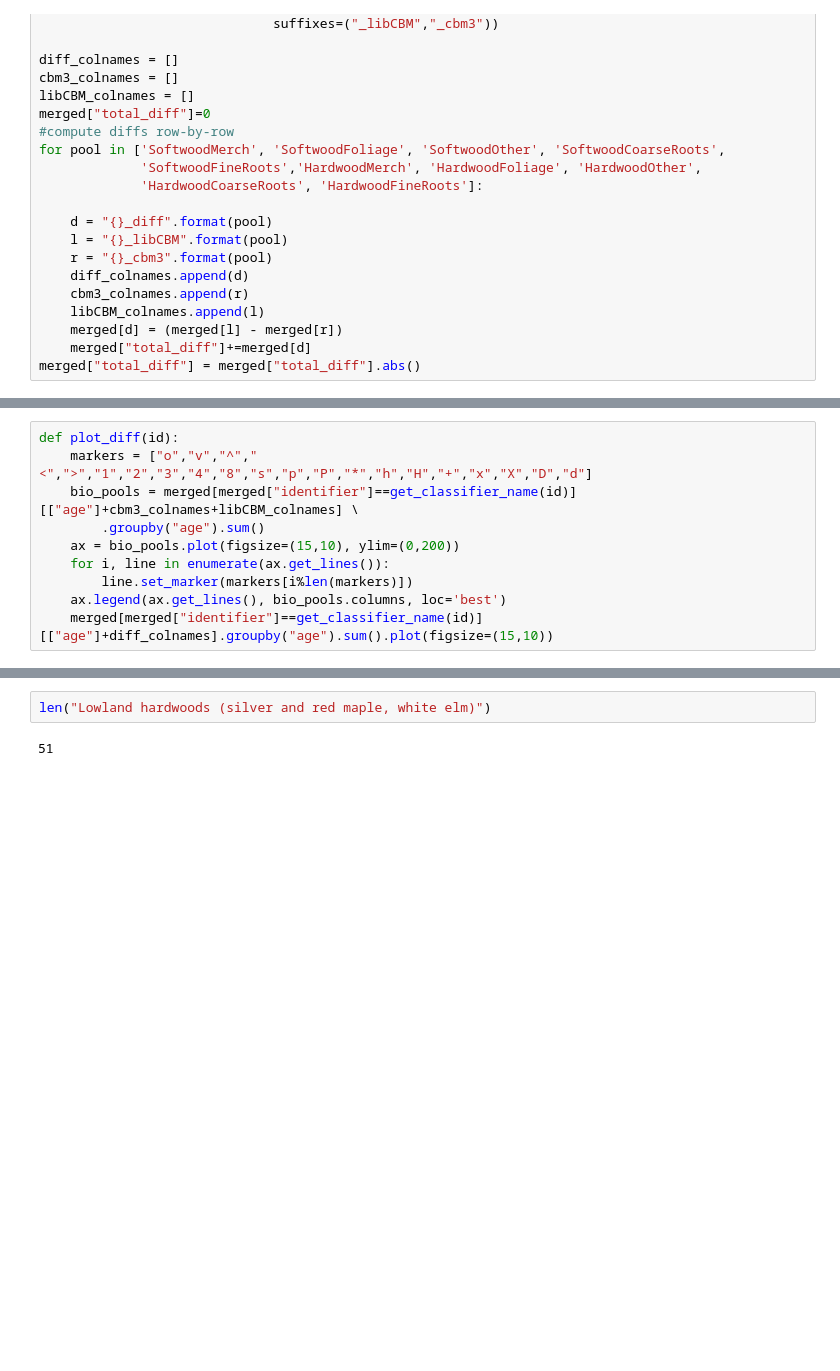
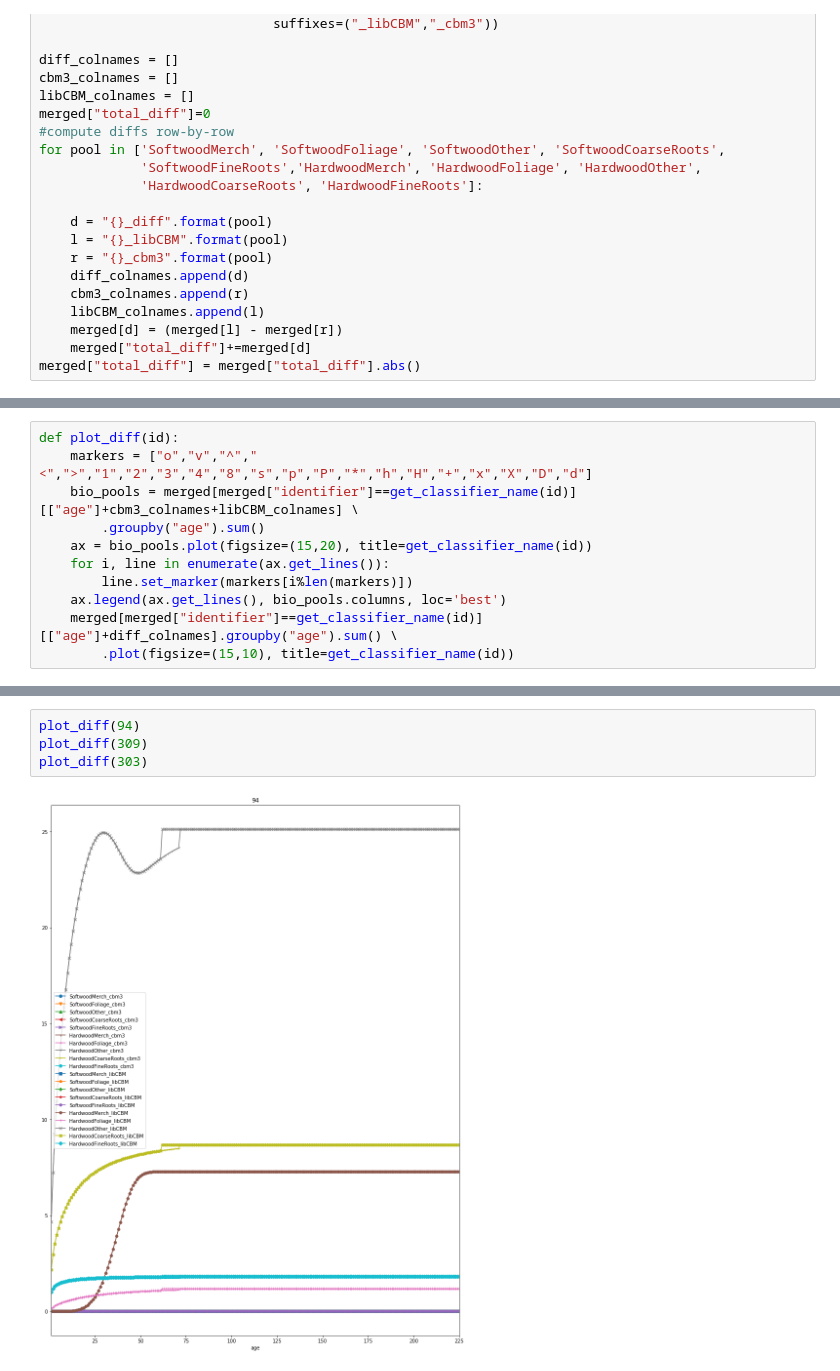
Before and after one commit to cat-cfs/libcbm_py, a Jupyter notebook: growth_curve_testing.ipynb, the cells around one changed output, grey strips where cells are left out. Drawn from its saved outputs; the diff is of its cells as text; blank space fills up the shorter version.

```diff
--- a/growth_curve_testing.ipynb
+++ b/growth_curve_testing.ipynb
@@ -334,8 +337,9 @@ def plot_diff(id):
     markers = ["o","v","^","<",">","1","2","3","4","8","s","p","P","*","h","H","+","x","X","D","d"]
     bio_pools = merged[merged["identifier"]==get_classifier_name(id)][["age"]+cbm3_colnames+libCBM_colnames] \
         .groupby("age").sum()
-    ax = bio_pools.plot(figsize=(15,10), ylim=(0,200))
+    ax = bio_pools.plot(figsize=(15,20), title=get_classifier_name(id))
     for i, line in enumerate(ax.get_lines()):
         line.set_marker(markers[i%len(markers)])
     ax.legend(ax.get_lines(), bio_pools.columns, loc='best')
-    merged[merged["identifier"]==get_classifier_name(id)][["age"]+diff_colnames].groupby("age").sum().plot(figsize=(15,10))
+    merged[merged["identifier"]==get_classifier_name(id)][["age"]+diff_colnames].groupby("age").sum() \
+        .plot(figsize=(15,10), title=get_classifier_name(id))
@@ -408,4 +346,6 @@ NameError: name 'sit_helper' is not defined
-# %%
-len("Lowland hardwoods (silver and red maple, white elm)")
-# %% [output]
-51
+# %%
+plot_diff(94)
+plot_diff(309)
+plot_diff(303)
+# %% [output]
+[figure, added]
```
Also changed, not shown: parts of 10 cells of this notebook.
